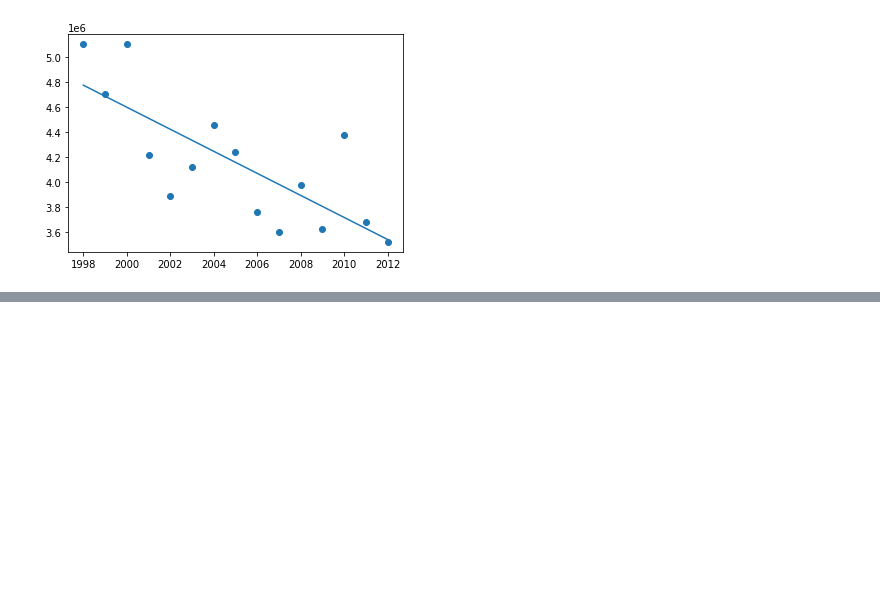
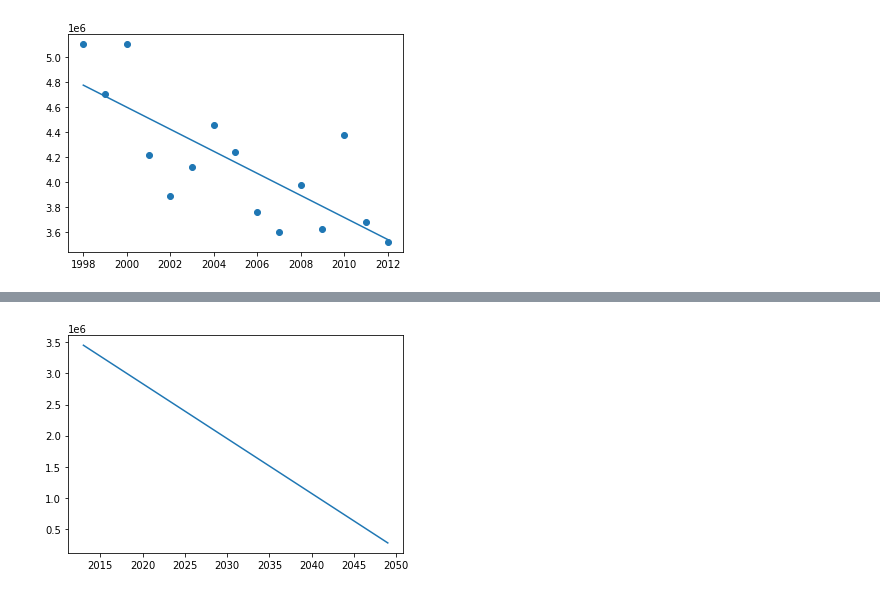
Before and after one commit to QuantumDilemma/predicting-honey-production-using-regression, a Jupyter notebook: Predicting honey production using sklearn linear model.ipynb, the cells around one changed output, grey strips where cells are left out. Cells and saved outputs as stored; diff of their text form; code cells hidden in the pictures; blank space fills up the shorter version.

```diff
--- a/Predicting honey production using sklearn linear model.ipynb
+++ b/Predicting honey production using sklearn linear model.ipynb
@@ -97,0 +79,9 @@ array([[2013],
+# %%
+#create y values for future predictions
+future_predict = regr.predict(X_future)
+# %%
+#plot line to see predictions of production into the future
+plt.plot(X_future, future_predict)
+plt.show()
+# %% [output]
+[figure, added]
```
Also changed, not shown: parts of 1 cell of this notebook.
